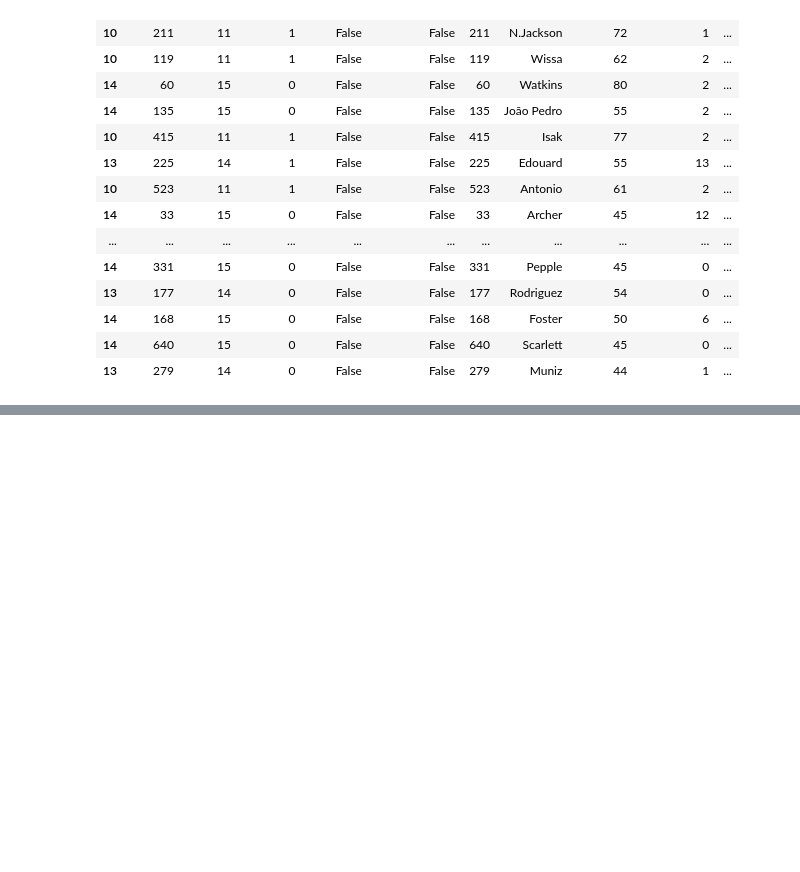
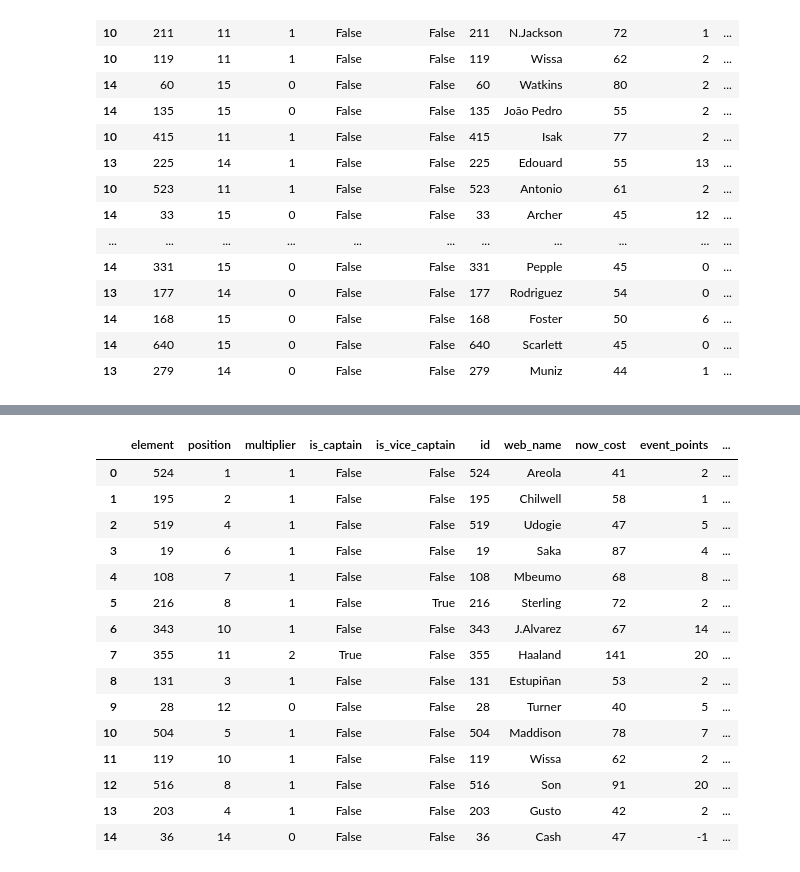
Before and after one commit to Dofften/FPL-Oort, a Jupyter notebook: trial.ipynb, the cells around one changed output, grey strips where cells are left out. Cells and saved outputs as stored; diff of their text form; code cells hidden in the pictures; blank space fills up the shorter version.

```diff
--- a/trial.ipynb
+++ b/trial.ipynb
@@ -687,0 +720,7 @@ final_dataframe_all[final_dataframe_all['element_type']==4].sort_values(by=['top
+# %%
+final_dataframe_test = final_dataframe_all.copy()
+# %%
+df_unique = final_dataframe_test.drop_duplicates(subset=['web_name'] ,keep='first')
+# %%
+df_unique['image'] = ''
+df_unique['image'] = df_unique.apply(find_closest_match, axis=1)
@@ -687,0 +781,21 @@ final_dataframe_all[final_dataframe_all['element_type']==4].sort_values(by=['top
+# %%
+top250df = SolveLP(df_unique, {"Forwards":3,"Midfielders":5,"Defenders":5, "Goalkeepers": 2}, 3, 1000)
+# %%
+top250df
+# %% [output]
+|  | element | position | multiplier | is_captain | is_vice_captain | id | web_name | now_cost | event_points | ... |
+| 0 | 524 | 1 | 1 | False | False | 524 | Areola | 41 | 2 | ... |
+| 1 | 195 | 2 | 1 | False | False | 195 | Chilwell | 58 | 1 | ... |
+| 2 | 519 | 4 | 1 | False | False | 519 | Udogie | 47 | 5 | ... |
+| 3 | 19 | 6 | 1 | False | False | 19 | Saka | 87 | 4 | ... |
+| 4 | 108 | 7 | 1 | False | False | 108 | Mbeumo | 68 | 8 | ... |
+| 5 | 216 | 8 | 1 | False | True | 216 | Sterling | 72 | 2 | ... |
+| 6 | 343 | 10 | 1 | False | False | 343 | J.Alvarez | 67 | 14 | ... |
+| 7 | 355 | 11 | 2 | True | False | 355 | Haaland | 141 | 20 | ... |
+| 8 | 131 | 3 | 1 | False | False | 131 | Estupiñan | 53 | 2 | ... |
+| 9 | 28 | 12 | 0 | False | False | 28 | Turner | 40 | 5 | ... |
+| 10 | 504 | 5 | 1 | False | False | 504 | Maddison | 78 | 7 | ... |
+| 11 | 119 | 10 | 1 | False | False | 119 | Wissa | 62 | 2 | ... |
+| 12 | 516 | 8 | 1 | False | False | 516 | Son | 91 | 20 | ... |
+| 13 | 203 | 4 | 1 | False | False | 203 | Gusto | 42 | 2 | ... |
+| 14 | 36 | 14 | 0 | False | False | 36 | Cash | 47 | -1 | ... |
```
Also changed, not shown: parts of 14 cells of this notebook.
